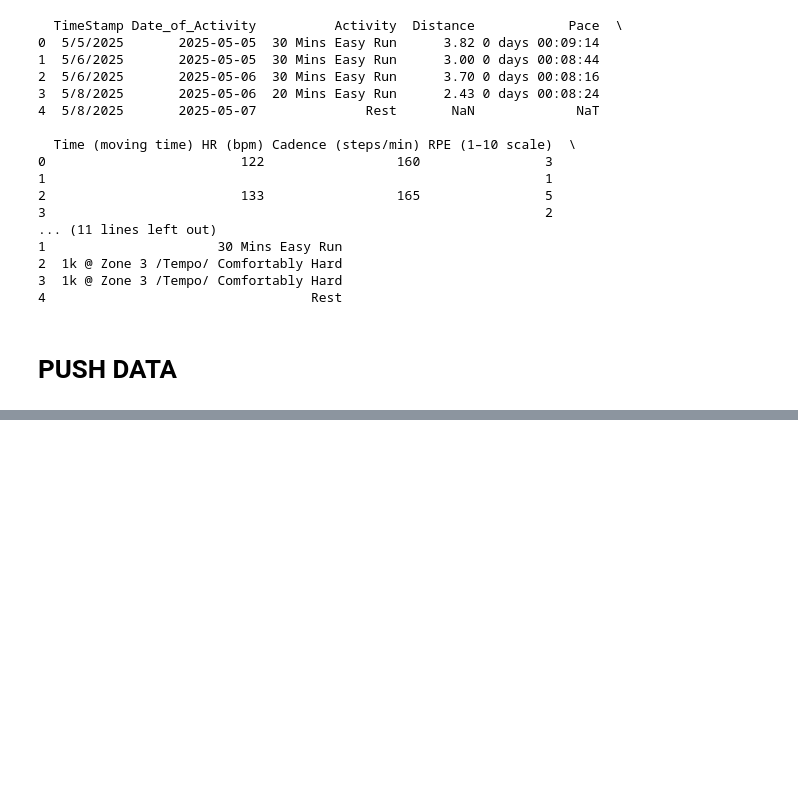
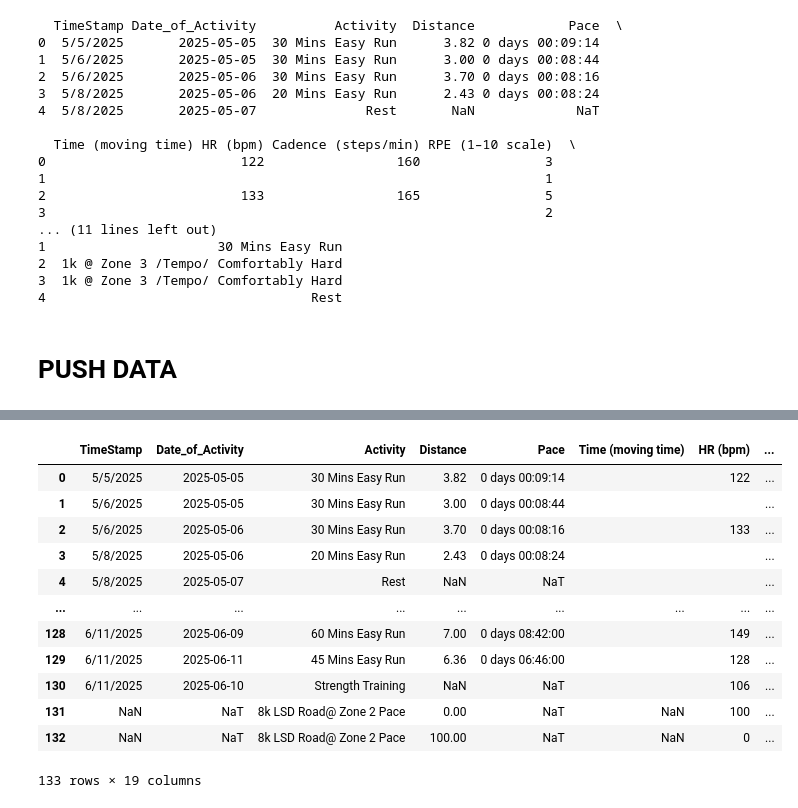
Before and after one commit to ssc0ttie/running_app, a Jupyter notebook: models/analysis.ipynb, the cells around one changed output, grey strips where cells are left out. Drawn from its saved outputs; the diff is of its cells as text; code cells hidden in the pictures; blank space fills up the shorter version.

```diff
--- a/models/analysis.ipynb
+++ b/models/analysis.ipynb
@@ -356,0 +471,16 @@ for row in worksheet.get_all_values():
+# %%
+df
+# %% [output]
+|  | TimeStamp | Date_of_Activity | Activity | Distance | Pace | Time (moving time) | HR (bpm) | ... |
+| 0 | 5/5/2025 | 2025-05-05 | 30 Mins Easy Run | 3.82 | 0 days 00:09:14 |  | 122 | ... |
+| 1 | 5/6/2025 | 2025-05-05 | 30 Mins Easy Run | 3.00 | 0 days 00:08:44 |  |  | ... |
+| 2 | 5/6/2025 | 2025-05-06 | 30 Mins Easy Run | 3.70 | 0 days 00:08:16 |  | 133 | ... |
+| 3 | 5/8/2025 | 2025-05-06 | 20 Mins Easy Run | 2.43 | 0 days 00:08:24 |  |  | ... |
+| 4 | 5/8/2025 | 2025-05-07 | Rest | NaN | NaT |  |  | ... |
+| ... | ... | ... | ... | ... | ... | ... | ... | ... |
+| 128 | 6/11/2025 | 2025-06-09 | 60 Mins Easy Run | 7.00 | 0 days 08:42:00 |  | 149 | ... |
+| 129 | 6/11/2025 | 2025-06-11 | 45 Mins Easy Run | 6.36 | 0 days 06:46:00 |  | 128 | ... |
+| 130 | 6/11/2025 | 2025-06-10 | Strength Training | NaN | NaT |  | 106 | ... |
+| 131 | NaN | NaT | 8k LSD Road@ Zone 2 Pace | 0.00 | NaT | NaN | 100 | ... |
+| 132 | NaN | NaT | 8k LSD Road@ Zone 2 Pace | 100.00 | NaT | NaN | 0 | ... |
+133 rows × 19 columns
```
Also changed, not shown: parts of 5 cells of this notebook, 3 other files.
